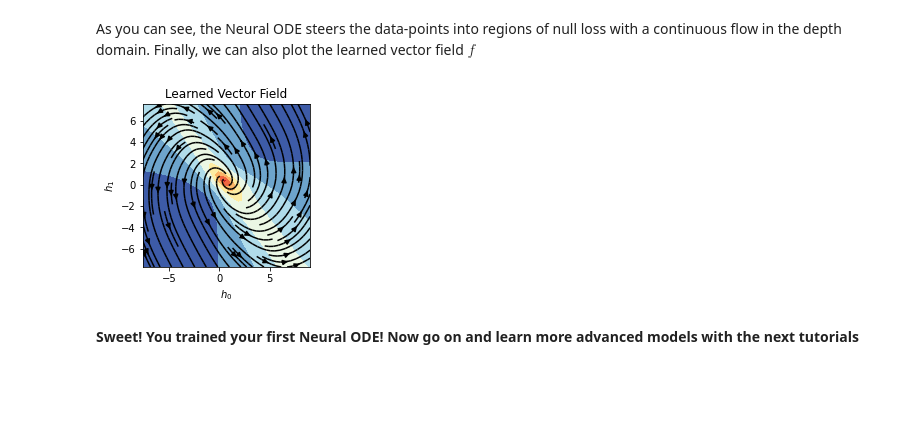
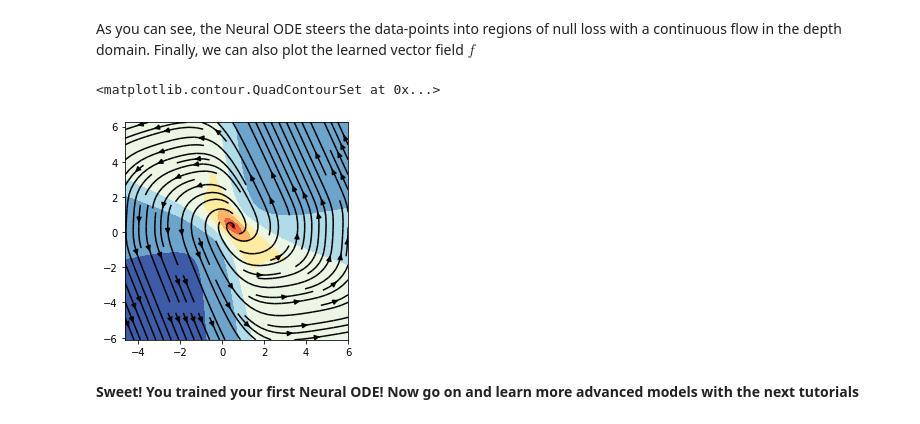
Before and after one commit to DiffEqML/torchdyn, a Jupyter notebook: docs/tutorials/00_quickstart.ipynb, the cells around one changed output. Saved outputs shown, nothing was run; the diff lists cells and outputs as text; code cells hidden in the pictures; blank space fills up the shorter version.

```diff
--- a/docs/tutorials/00_quickstart.ipynb
+++ b/docs/tutorials/00_quickstart.ipynb
@@ -156,8 +157,19 @@ ax.set_title("Flows in the state-space")
 # %% [markdown]
 As you can see, the Neural ODE steers the data-points into regions of null loss with a continuous flow in the depth domain. Finally, we can also plot the learned vector field $f$
-# %%
-plot_static_vector_field(model, trajectory)
-# %% [output]
-[figure, removed]
+# %%
+# evaluate vector field
+n_pts = 50
+x = torch.linspace(trajectory[:,:,0].min(), trajectory[:,:,0].max(), n_pts)
+y = torch.linspace(trajectory[:,:,1].min(), trajectory[:,:,1].max(), n_pts)
+X, Y = torch.meshgrid(x, y) ; z = torch.cat([X.reshape(-1,1), Y.reshape(-1,1)], 1)
+f = model.defunc(0,z.to(device)).cpu().detach()
+fx, fy = f[:,0], f[:,1] ; fx, fy = fx.reshape(n_pts , n_pts), fy.reshape(n_pts, n_pts)
+# plot vector field and its intensity
+fig = plt.figure(figsize=(4, 4)) ; ax = fig.add_subplot(111)
+ax.streamplot(X.numpy().T, Y.numpy().T, fx.numpy().T, fy.numpy().T, color='black')
+ax.contourf(X.T, Y.T, torch.sqrt(fx.T**2+fy.T**2), cmap='RdYlBu')
+# %% [output]
+<matplotlib.contour.QuadContourSet at 0x...>
+[figure, added]
 # %% [markdown]
 **Sweet! You trained your first Neural ODE! Now go on and learn more advanced models with the next tutorials**
```
Also changed, not shown: parts of 7 cells of this notebook, 10 other files.
